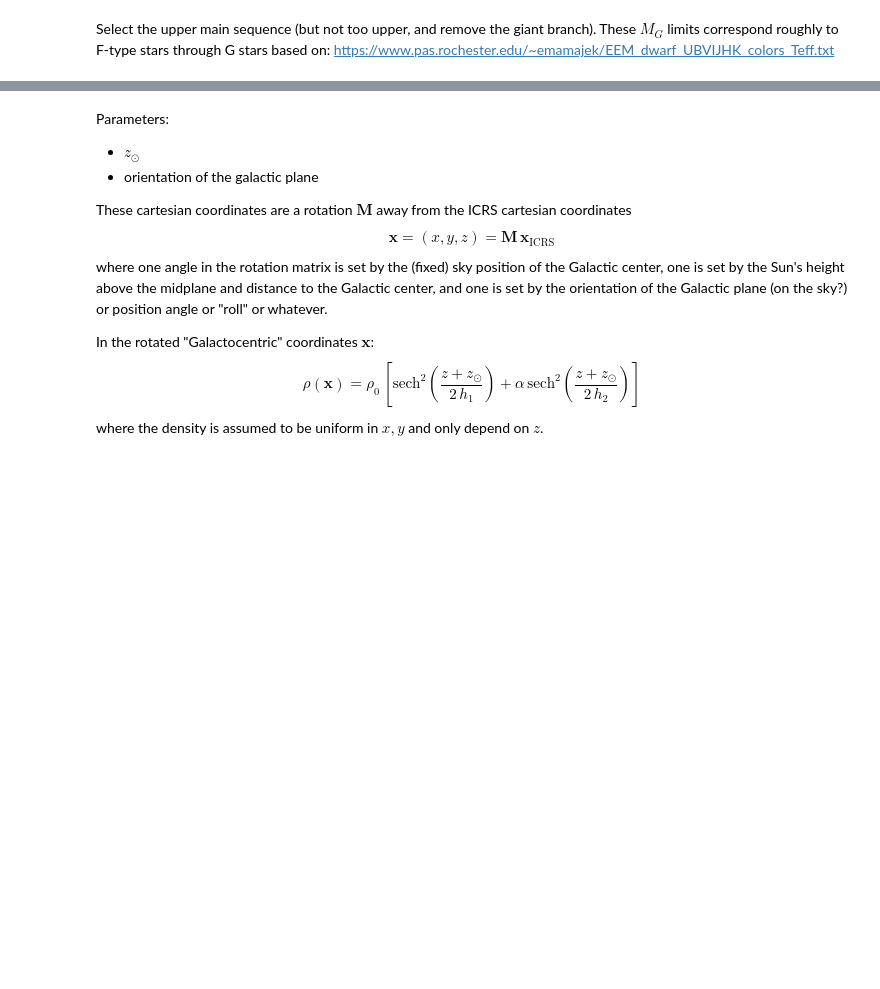
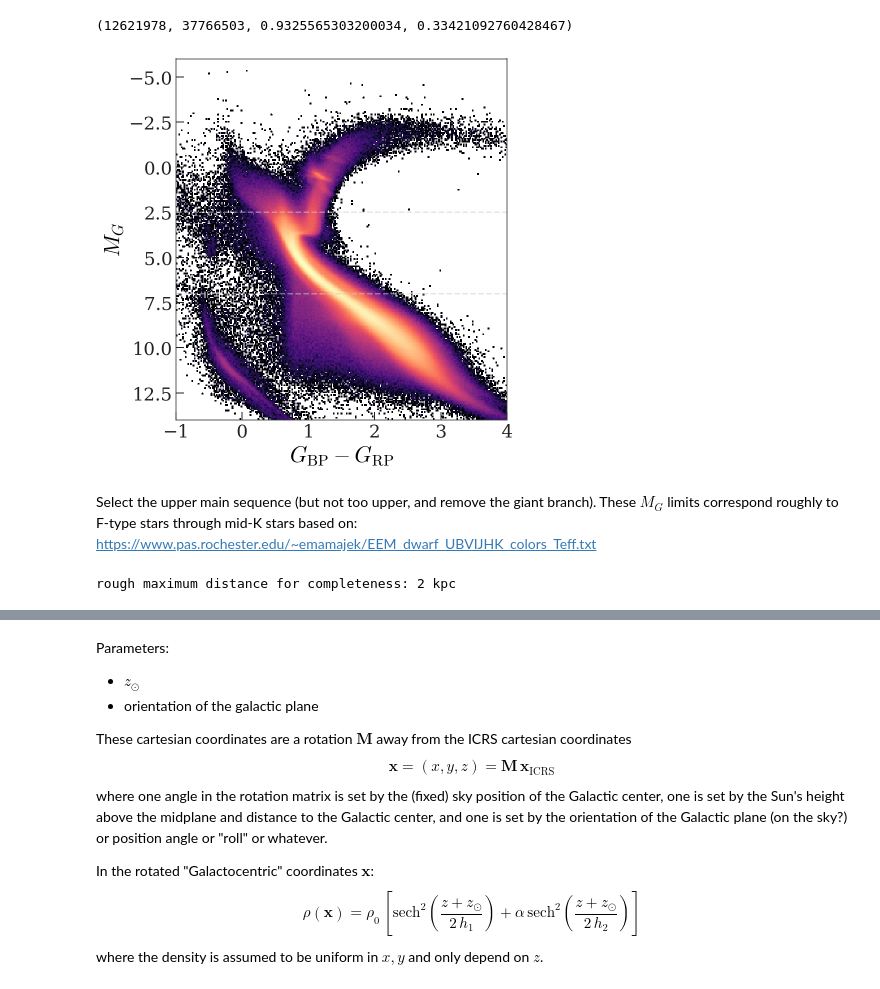
Before and after one commit to adrn/solar-velocity, a Jupyter notebook: notebooks/Midplane.ipynb, the cells around one changed output, grey strips where cells are left out. Drawn from its saved outputs; the diff is of its cells as text; code cells hidden in the pictures; blank space fills up the shorter version.

```diff
--- a/notebooks/Midplane.ipynb
+++ b/notebooks/Midplane.ipynb
@@ -13,4 +18,4 @@ import numpy as np
 
 from pyia import GaiaData
 # %%
-g = GaiaData('/Users/apricewhelan/data/GaiaEDR3/edr3-rv-good-plx-result.fits')
+allg = GaiaData('/mnt/home/apricewhelan/data/GaiaEDR3/Gaia-b30-G18.5.fits')
@@ -19,3 +22,13 @@ b_mask = np.abs(g.b) > 30*u.deg
+# %%
+G_max = 18.5 * u.mag
+b_max = 30 * u.deg
+
+mask = (allg.parallax > 1 * u.mas) & ((allg.parallax / allg.parallax_error) > 5)
+g = allg[mask]
+
+len(g), len(allg), (allg.ruwe < 1.4).sum() / len(allg), mask.sum() / len(allg)
+# %% [output]
+(12621978, 37766503, 0.9325565303200034, 0.33421092760428467)
 # %%
 # Raw photometry
 # MG = g.phot_g_mean_mag - g.distmod
@@ -25,39 +38,38 @@ b_mask = np.abs(g.b) > 30*u.deg
 MG = g.get_G0() - g.distmod
 BPRP = g.get_BP0() - g.get_RP0()
 # %%
-fig, axes = plt.subplots(1, 2, figsize=(12, 5.5),
-                         sharex=True, sharey=True)
+fig, ax = plt.subplots(1, 1, figsize=(6, 6))
+
 bins = (np.linspace(-1, 4, 256),
-        np.linspace(-6, 12, 256))
+        np.linspace(-6, 14, 256))
 
-axes[0].hist2d(
+ax.hist2d(
     BPRP.value,
     MG.value,
     bins=bins,
     norm=mpl.colors.LogNorm()
 )
 
-axes[1].hist2d(
-    BPRP.value[b_mask],
-    MG.value[b_mask],
-    bins=bins,
-    norm=mpl.colors.LogNorm()
-)
+for lim in MG_lim:
+    ax.axhline(lim.value, marker='', color='#cccccc',
+               linestyle='--', alpha=0.5)
 
-axes[0].set_ylim(12, -6)
-for ax in axes:
-    ax.set_xlabel(r'$G_{\rm BP}-G_{\rm RP}$')
-axes[0].set_ylabel('$M_G$')
+ax.set_ylim(14, -6)
+ax.set_xlabel(r'$G_{\rm BP}-G_{\rm RP}$')
+ax.set_ylabel('$M_G$')
 
 fig.tight_layout()
+# %% [output]
+[figure, added]
 # %% [markdown]
-Select the upper main sequence (but not too upper, and remove the giant branch). These $M_G$ limits correspond roughly to F-type stars through G stars based on:
+Select the upper main sequence (but not too upper, and remove the giant branch). These $M_G$ limits correspond roughly to F-type stars through mid-K stars based on:
 https://www.pas.rochester.edu/~emamajek/EEM_dwarf_UBVIJHK_colors_Teff.txt
 # %%
-MG_lim = (2.5, 5.5)
-max_G = 18.5
-maxdist = coord.Distance(distmod=max_G - max(MG_lim))
+MG_lim = [2.5, 7] * u.mag
+maxdist = coord.Distance(distmod=G_max - max(MG_lim))
 print(f"rough maximum distance for completeness: {maxdist:.0f}")
+# %% [output]
+rough maximum distance for completeness: 2 kpc
 # %%
 fig, ax = plt.subplots(figsize=(6, 6))
 ax.hist2d(
```
Also changed, not shown: parts of 20 cells of this notebook, 3 other files.
